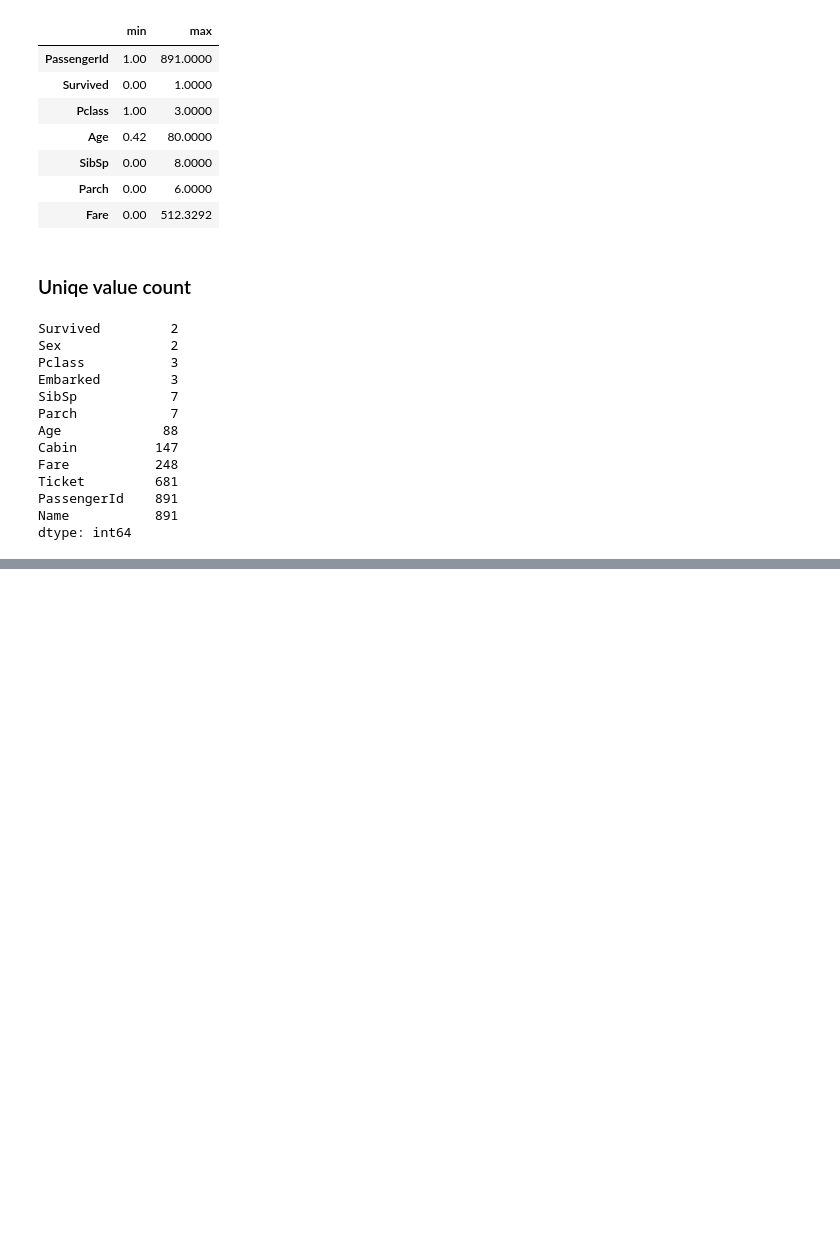
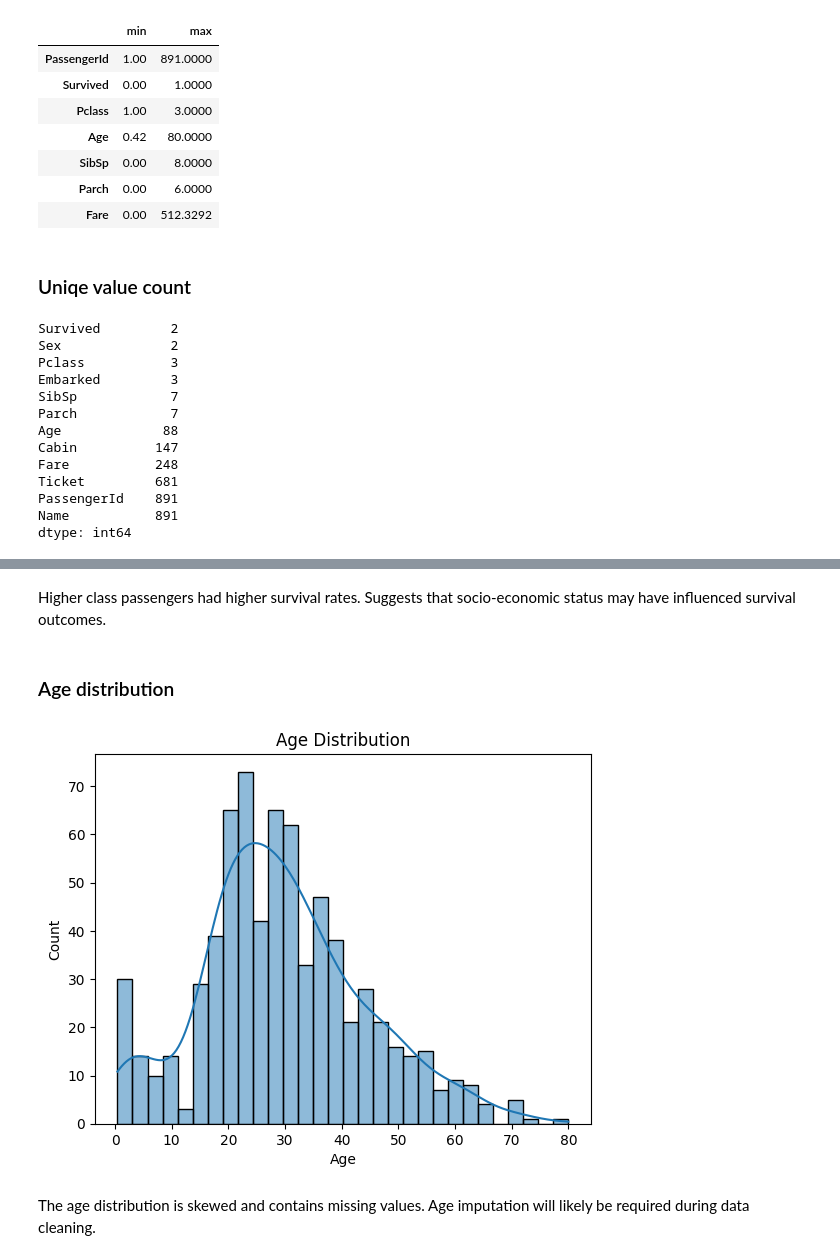
Before and after one commit to helben2002/TitanicCapstoneProject, a Jupyter notebook: ml/notebooks/helene.ipynb, the cells around one changed output, grey strips where cells are left out. Saved outputs shown, nothing was run; the diff lists cells and outputs as text; code cells hidden in the pictures; blank space fills up the shorter version.

```diff
--- a/ml/notebooks/helene.ipynb
+++ b/ml/notebooks/helene.ipynb
@@ -118,0 +139,12 @@ dtype: int64
+# %% [markdown]
+Higher class passengers had higher survival rates. Suggests that socio-economic status may have influenced survival outcomes.
+# %% [markdown]
+### Age distribution
+# %%
+sns.histplot(data=df, x="Age", bins=30, kde=True)
+plt.title("Age Distribution")
+plt.show()
+# %% [output]
+[figure, added]
+# %% [markdown]
+The age distribution is skewed and contains missing values. Age imputation will likely be required during data cleaning.
```
Also changed, not shown: parts of 6 cells of this notebook.
